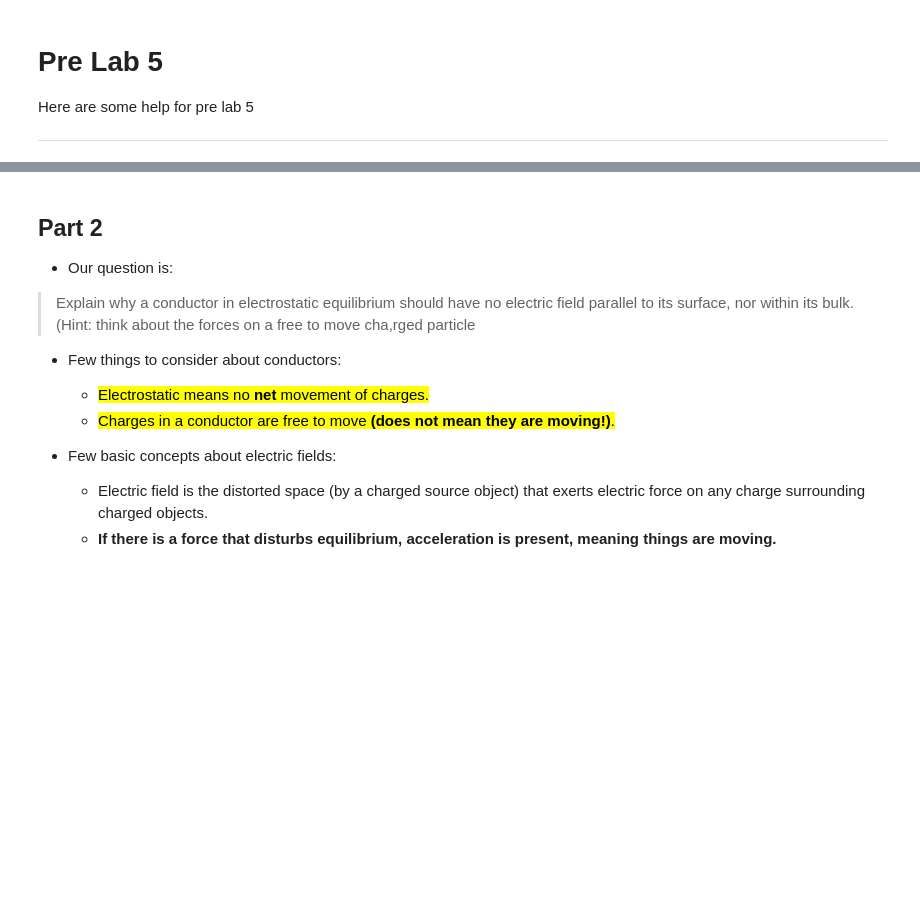
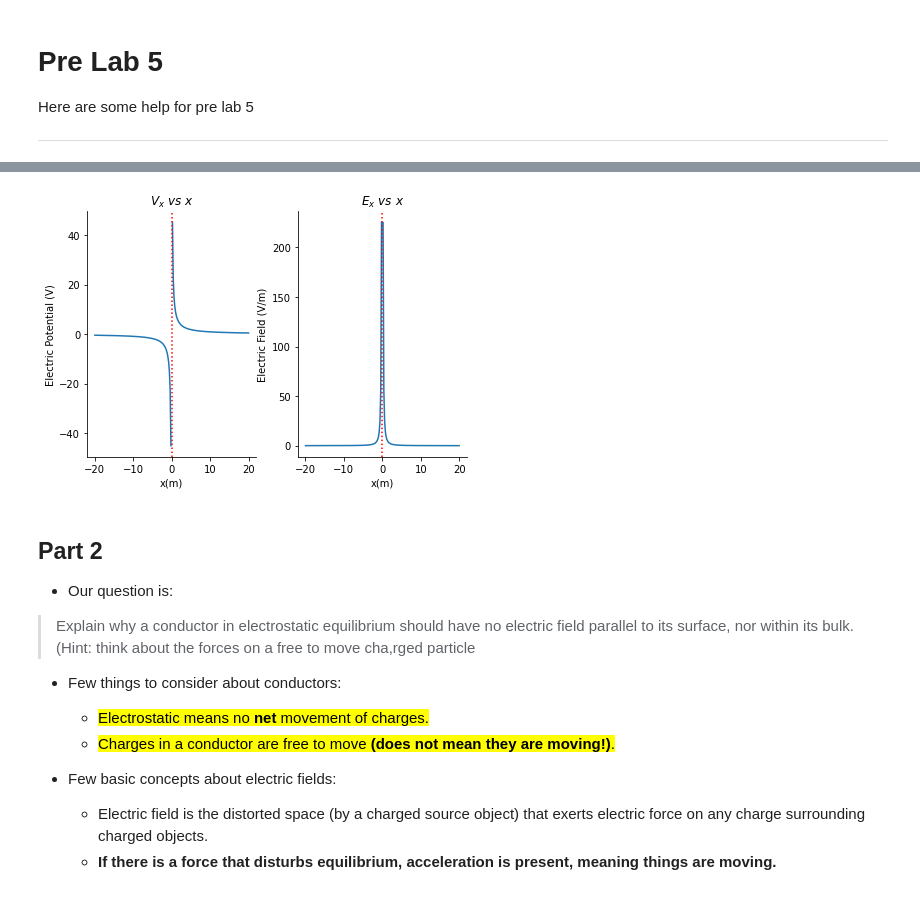
Before and after one commit to tthvo/phys-web, a Jupyter notebook: phys_book/_build/jupyter_execute/contents/lab5/prelab5.ipynb, the cells around one changed output, grey strips where cells are left out. Cells and saved outputs as stored; diff of their text form; code cells hidden in the pictures; blank space fills up the shorter version.

```diff
--- a/phys_book/_build/jupyter_execute/contents/lab5/prelab5.ipynb
+++ b/phys_book/_build/jupyter_execute/contents/lab5/prelab5.ipynb
@@ -20,3 +22,57 @@ scale: 50%
+# %%
+import matplotlib.pyplot as plt
+import numpy as np
+
+# Initialize some constant
+k = 9 * pow(10,9)
+def find_V(x_array, q=pow(10,-9)): # Default q=1nC
+    with np.errstate(divide='ignore', invalid='ignore'):
+        return (k * q)/x_array
+
+def find_E(x_array, q=pow(10,-9)): # Default q=1nC
+    # Basically -(-(k*q)/x^2) but altogether gives +
+    return (k * q)/pow(x_array,2)
+
+# Sample size
+n = 201
+x_lim=20
+# Generate a random dataset
+sample_x = np.linspace(-x_lim,x_lim,n)
+#sample_x = np.linspace(-10,10,101)
+# print(sample) Debugging
+
+# Customize figures and plots
+fig_kw = {'color':'r','linewidth':4.0}
+fig, ax = plt.subplots(nrows=1,ncols=2) # Create a figure with
+fig.tight_layout()
+fig.figsize=(20,20) # 18x15 inches
+
+def customize(ax):
+    ax.spines['right'].set_visible(False)
+    ax.spines['top'].set_visible(False)
+    ax.axvline(x=0, color='red',linestyle=":")
+    return ax
+
+
+# Set up for V graph
+ax[0].plot(sample_x,find_V(sample_x))
+ax[0].set(title=r"$V_{x}\ vs\ x$",
+          ylabel="Electric Potential (V)",
+          xlabel="x(m)",
+          label=r"$V(x)= \frac{k*q}{x}$")
+customize(ax[0])
+
+# Set up for E graph
+ax[1].plot(sample_x, find_E(sample_x))
+ax[1].set(title=r"$E_{x}\ vs\ x$",
+          ylabel="Electric Field (V/m)",
+          xlabel="x(m)",
+          label=r"$E(x)= -\frac{k*q}{x^2}$")
+customize(ax[1])
+
+fig.show()
+# %% [output]
+[figure, added]
 # %% [markdown]
 ## Part 2
 
```
Also changed, not shown: parts of 2 cells of this notebook, 21 other files.
